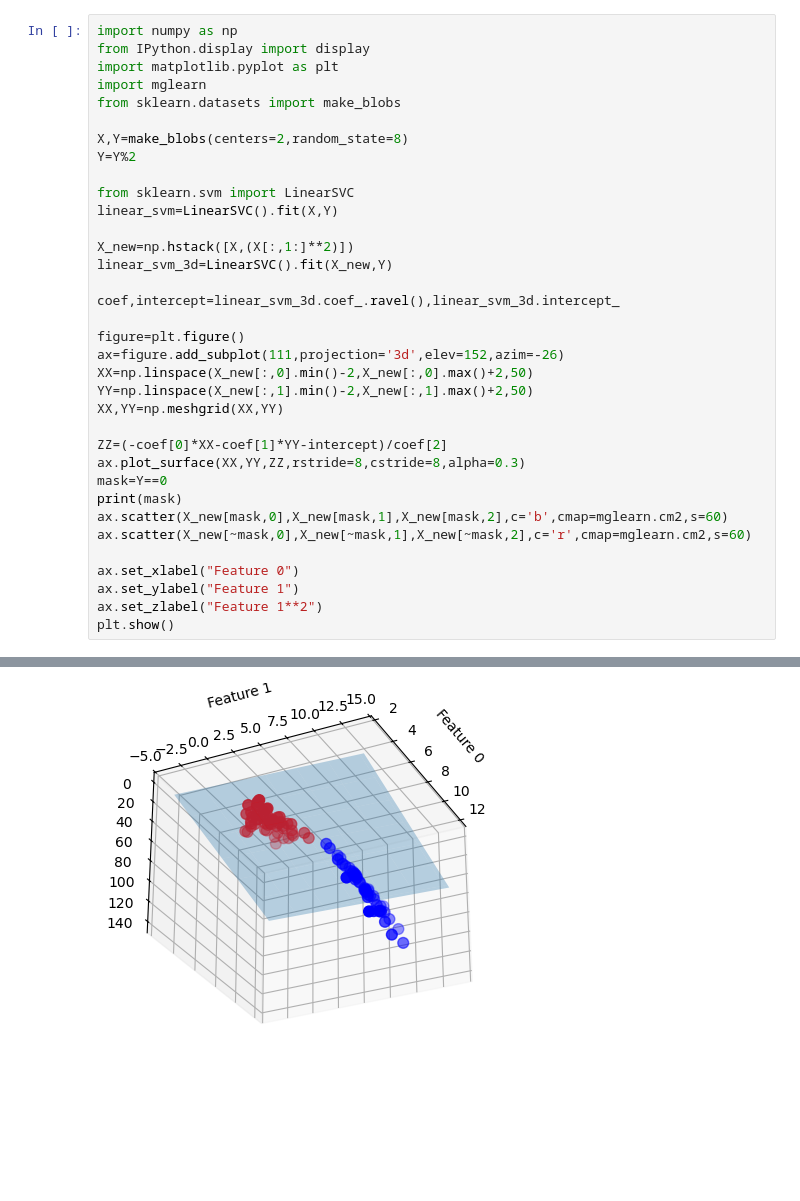
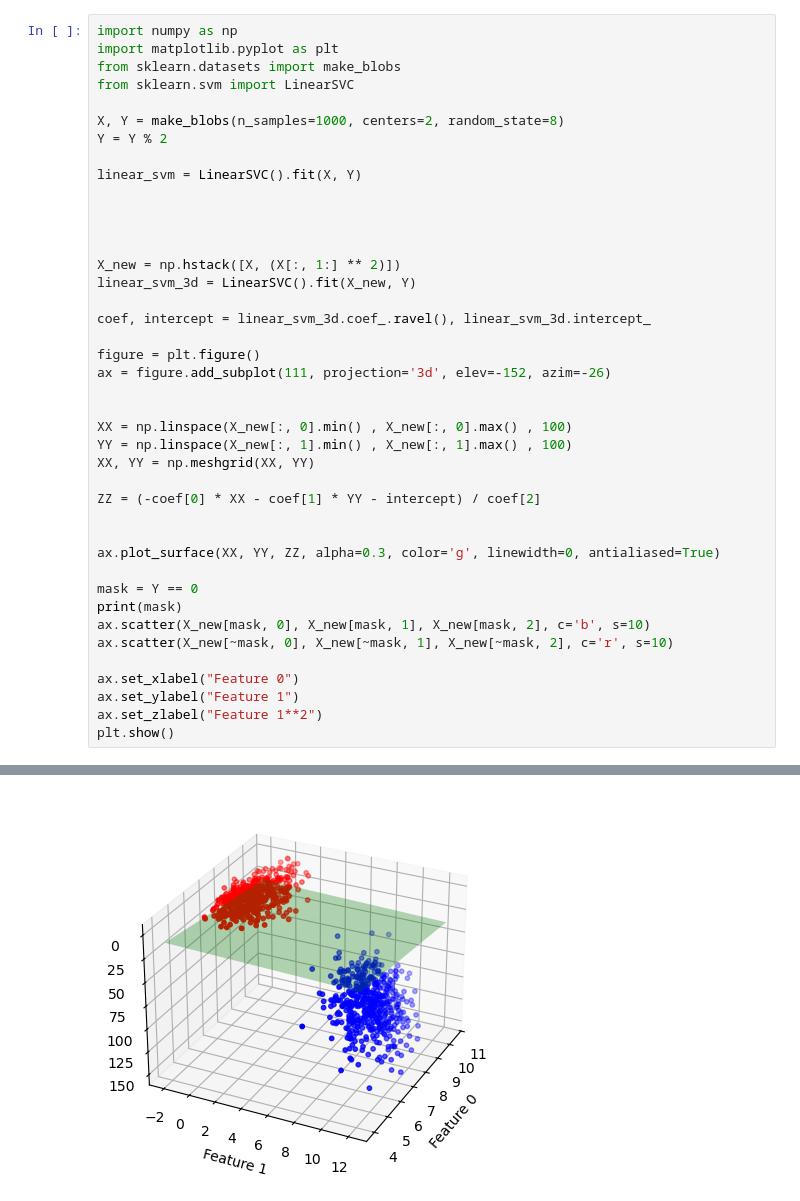
Before and after one commit to ArpanCodeX/5th-Sem, a Jupyter notebook: ML/27.08/2nd_Pr.ipynb, the cells around one changed output, grey strips where cells are left out. Cells and saved outputs as stored; diff of their text form; blank space fills up the shorter version.

```diff
--- a/ML/27.08/2nd_Pr.ipynb
+++ b/ML/27.08/2nd_Pr.ipynb
@@ -1,33 +1,39 @@
 # %%
 import numpy as np
-from IPython.display import display
 import matplotlib.pyplot as plt
-import mglearn
 from sklearn.datasets import make_blobs
+from sklearn.svm import LinearSVC
 
-X,Y=make_blobs(centers=2,random_state=8)
-Y=Y%2
+X, Y = make_blobs(n_samples=1000, centers=2, random_state=8)
+Y = Y % 2
 
-from sklearn.svm import LinearSVC
-linear_svm=LinearSVC().fit(X,Y)
+linear_svm = LinearSVC().fit(X, Y)
 
-X_new=np.hstack([X,(X[:,1:]**2)])
-linear_svm_3d=LinearSVC().fit(X_new,Y)
 
-coef,intercept=linear_svm_3d.coef_.ravel(),linear_svm_3d.intercept_
 
-figure=plt.figure()
-ax=figure.add_subplot(111,projection='3d',elev=152,azim=-26)
-XX=np.linspace(X_new[:,0].min()-2,X_new[:,0].max()+2,50)
-YY=np.linspace(X_new[:,1].min()-2,X_new[:,1].max()+2,50)
-XX,YY=np.meshgrid(XX,YY)
 
-ZZ=(-coef[0]*XX-coef[1]*YY-intercept)/coef[2]
-ax.plot_surface(XX,YY,ZZ,rstride=8,cstride=8,alpha=0.3)
-mask=Y==0
+X_new = np.hstack([X, (X[:, 1:] ** 2)])
+linear_svm_3d = LinearSVC().fit(X_new, Y)
+
+coef, intercept = linear_svm_3d.coef_.ravel(), linear_svm_3d.intercept_
+
+figure = plt.figure()
+ax = figure.add_subplot(111, projection='3d', elev=-152, azim=-26)
+
+
+XX = np.linspace(X_new[:, 0].min() , X_new[:, 0].max() , 100)
+YY = np.linspace(X_new[:, 1].min() , X_new[:, 1].max() , 100)
+XX, YY = np.meshgrid(XX, YY)
+
+ZZ = (-coef[0] * XX - coef[1] * YY - intercept) / coef[2]
+
+
+ax.plot_surface(XX, YY, ZZ, alpha=0.3, color='g', linewidth=0, antialiased=True)
+
+mask = Y == 0
 print(mask)
-ax.scatter(X_new[mask,0],X_new[mask,1],X_new[mask,2],c='b',cmap=mglearn.cm2,s=60)
-ax.scatter(X_new[~mask,0],X_new[~mask,1],X_new[~mask,2],c='r',cmap=mglearn.cm2,s=60)
+ax.scatter(X_new[mask, 0], X_new[mask, 1], X_new[mask, 2], c='b', s=10)
+ax.scatter(X_new[~mask, 0], X_new[~mask, 1], X_new[~mask, 2], c='r', s=10)
 
 ax.set_xlabel("Feature 0")
 ax.set_ylabel("Feature 1")
@@ -46 +60 @@ plt.show()
-[figure, old version]
+[figure, new version]
```
Also changed, not shown: parts of 1 cell of this notebook, 5 other files.
